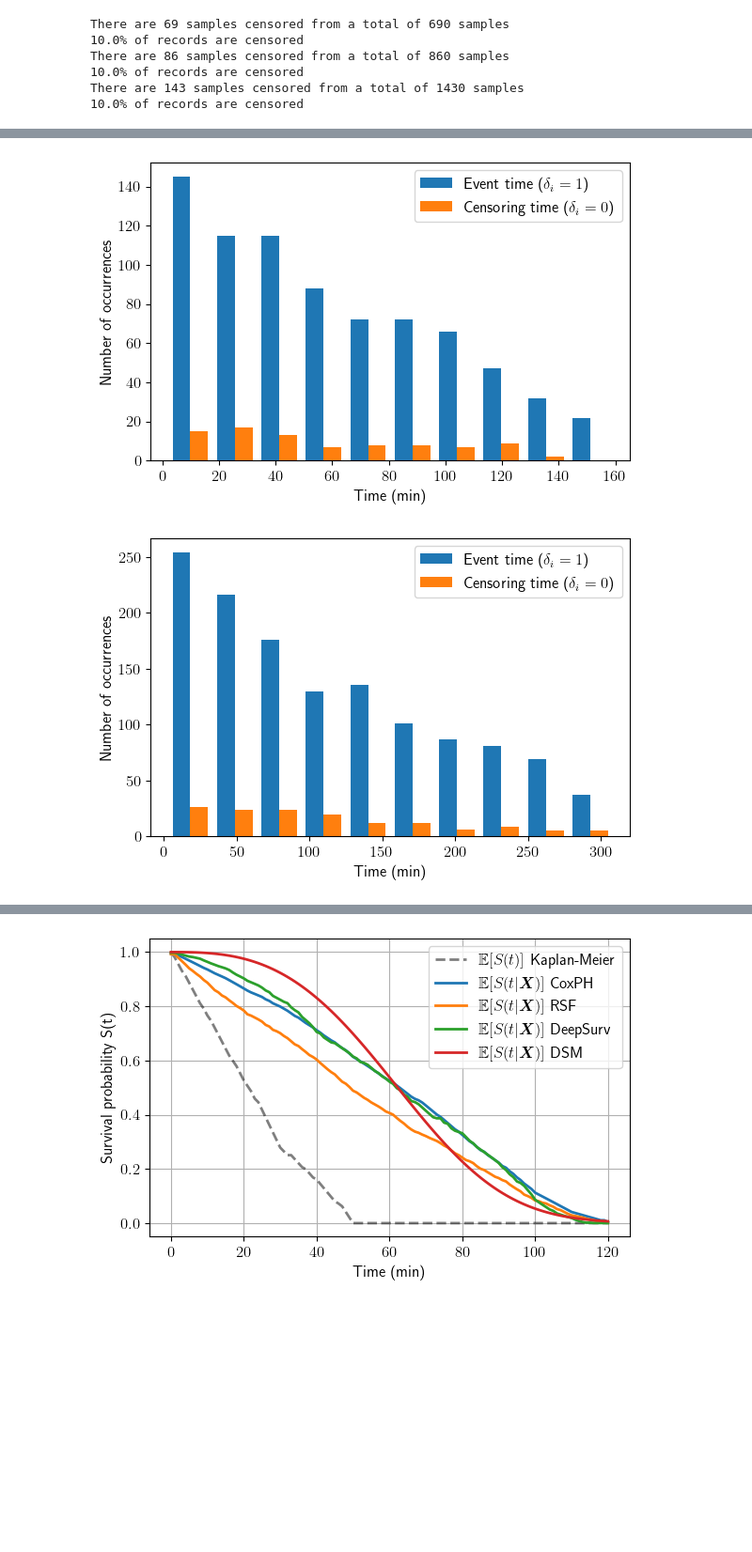
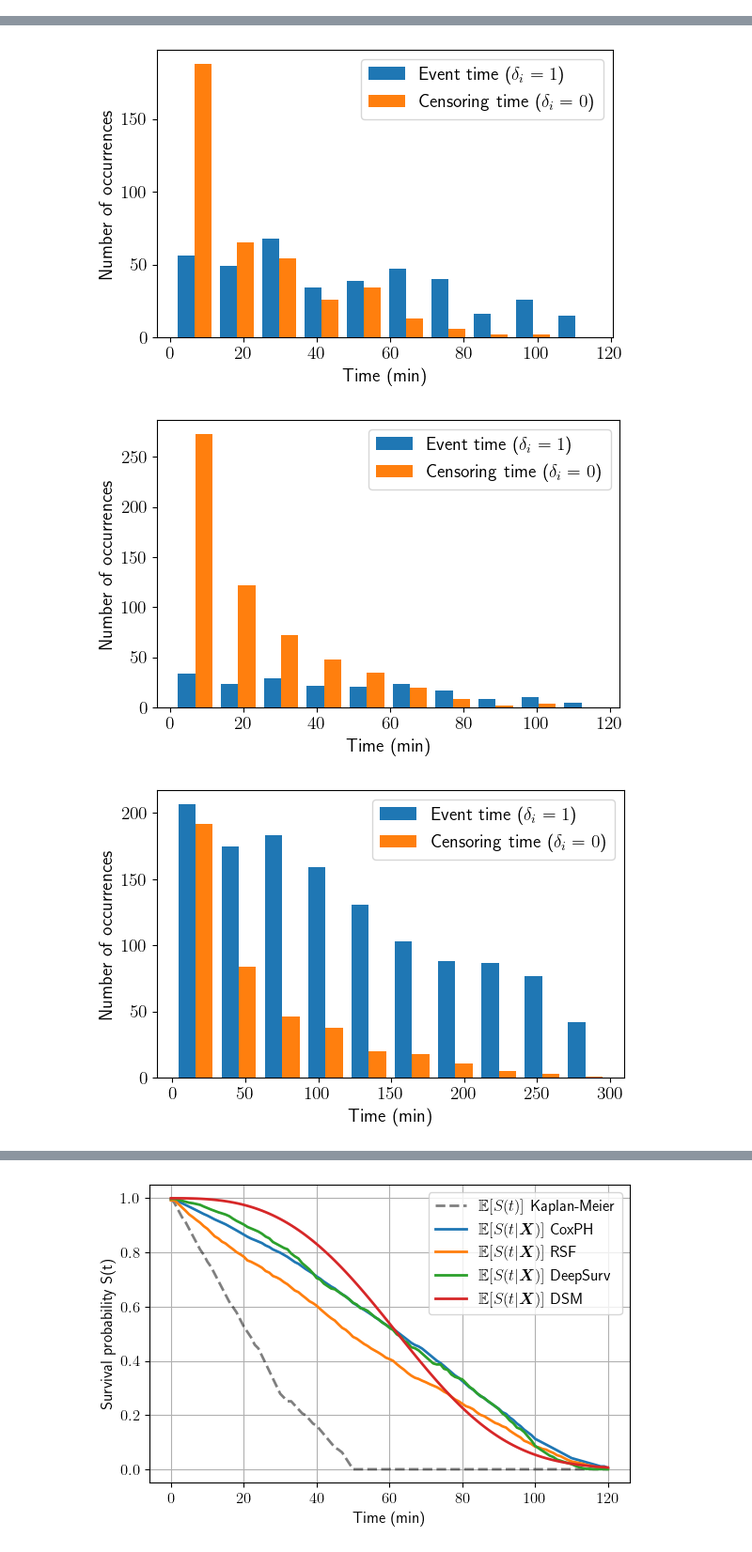
Before and after one commit to Zernez/PredictiveMaintenance, a Jupyter notebook: src/plot_surv_curves.ipynb, the cells around one changed output, grey strips where cells are left out. Shown: that part at 94% size. Drawn from its saved outputs; the diff is of its cells as text; code cells hidden in the pictures; blank space fills up the shorter version.

```diff
--- a/src/plot_surv_curves.ipynb
+++ b/src/plot_surv_curves.ipynb
@@ -237,17 +274,23 @@ for cond in [0, 1, 2]:
     data = pd.DataFrame()
     window_size = get_window_size(cond)
     lag = get_lag(cond)
-    event_times = []
-    lifetimes = []
     for idx in bearing_numbers:
         event_time = data_util.event_analyzer(idx, info_pack)
         if cond == 0: cond_name = "C1"
         elif cond == 1: cond_name = "C2"
         else: cond_name = "C3"
         bearing_idx = (idx+1) // 2
-        lifetimes.append(real_lifetimes[f'{DATASET}_{cond_name.lower()}_b{bearing_idx}'])
-        event_times.append(event_time)
-    print(event_times)
-    print(lifetimes)
+        lifetime = real_lifetimes[f'{DATASET}_{cond_name.lower()}_b{bearing_idx}']
+
+        bearing = f'& Bearing {cond_name[1:2]}\_{bearing_idx}\_{"Y" if idx % 2 == 0 else "X"}'
+        error = event_time-lifetime
+        pct_error = (lifetime-event_time)/(lifetime)*100
+        if cond == 0:
+            l10 = 580
+        elif cond == 1:
+            l10 = 703
+        else:
+            l10 = 878
+        print(f"{bearing} & {event_time} & {lifetime} & {int(error)} & {int(round(pct_error, 0))} & {l10} \\\\")
     print()
 # %% [output]
@@ -271,29 +323,19 @@ for cond in [0, 1, 2]:
         event_time = data_util.event_analyzer(idx, info_pack)
         transformed_data = data_util.make_moving_average(timeseries_data, event_time, idx, window_size, lag)
         data = pd.concat([data, transformed_data], axis=0)
+    data = data.reset_index(drop=True)
 
-    data = data.reset_index(drop=True)
-    censored_data = Formatter.control_censored_data(data, percentage=0.1)
-
-    n_censored = data.shape[0] - data["Event"].sum()
-    print ("There are {} samples censored from a total of {} samples".format(n_censored, data.shape[0]))
-    print("%.1f%% of records are censored" % (n_censored / data.shape[0] * 100))
-
-    plt.figure(figsize=(6, 4))
-    val, bins, patches = plt.hist((data["Survival_time"][data["Event"]],
-                                data["Survival_time"][~data["Event"]]),
-                                bins=10,
-                                stacked=False)
-    plt.legend(patches, ["Event time (" + r"$\delta_{i} = 1$" + ")", "Censoring time (" + r"$\delta_{i} = 0$" + ")"])
-    plt.xlabel("Time (min)")
-    plt.ylabel("Number of occurrences")
-    plt.tight_layout()
-    plt.savefig(f'{PLOTS_PATH}/event_times_cond_{cond+1}.pdf',
-                format='pdf', bbox_inches="tight")
+    for cens in cfg.CENSORING_LEVELS:
+        censored_data = Formatter.add_random_censoring(data, percentage=cens)
+        plt.figure(figsize=(6, 4))
+        val, bins, patches = plt.hist((censored_data["Survival_time"][censored_data["Event"]],
+                                       censored_data["Survival_time"][~censored_data["Event"]]),
+                                      bins=10,
+                                      stacked=False)
+        plt.legend(patches, ["Event time (" + r"$\delta_{i} = 1$" + ")", "Censoring time (" + r"$\delta_{i} = 0$" + ")"])
+        plt.xlabel("Time (min)")
+        plt.ylabel("Number of occurrences")
+        plt.tight_layout()
+        plt.savefig(f'{PLOTS_PATH}/event_times_cond_{cond+1}_cens_{int(cens*100)}.pdf',
+                    format='pdf', bbox_inches="tight")
 # %% [output]
-There are 69 samples censored from a total of 690 samples
-10.0% of records are censored
-There are 86 samples censored from a total of 860 samples
-10.0% of records are censored
-There are 143 samples censored from a total of 1430 samples
-10.0% of records are censored
@@ -301,2 +343,3 @@ There are 143 samples censored from a total of 1430 samples
-[figure, old version]
+[figure, new version]
-[figure, old version]
+[figure, new version]
+[figure, added]
```
Also changed, not shown: parts of 4 cells of this notebook, 7 other files.
